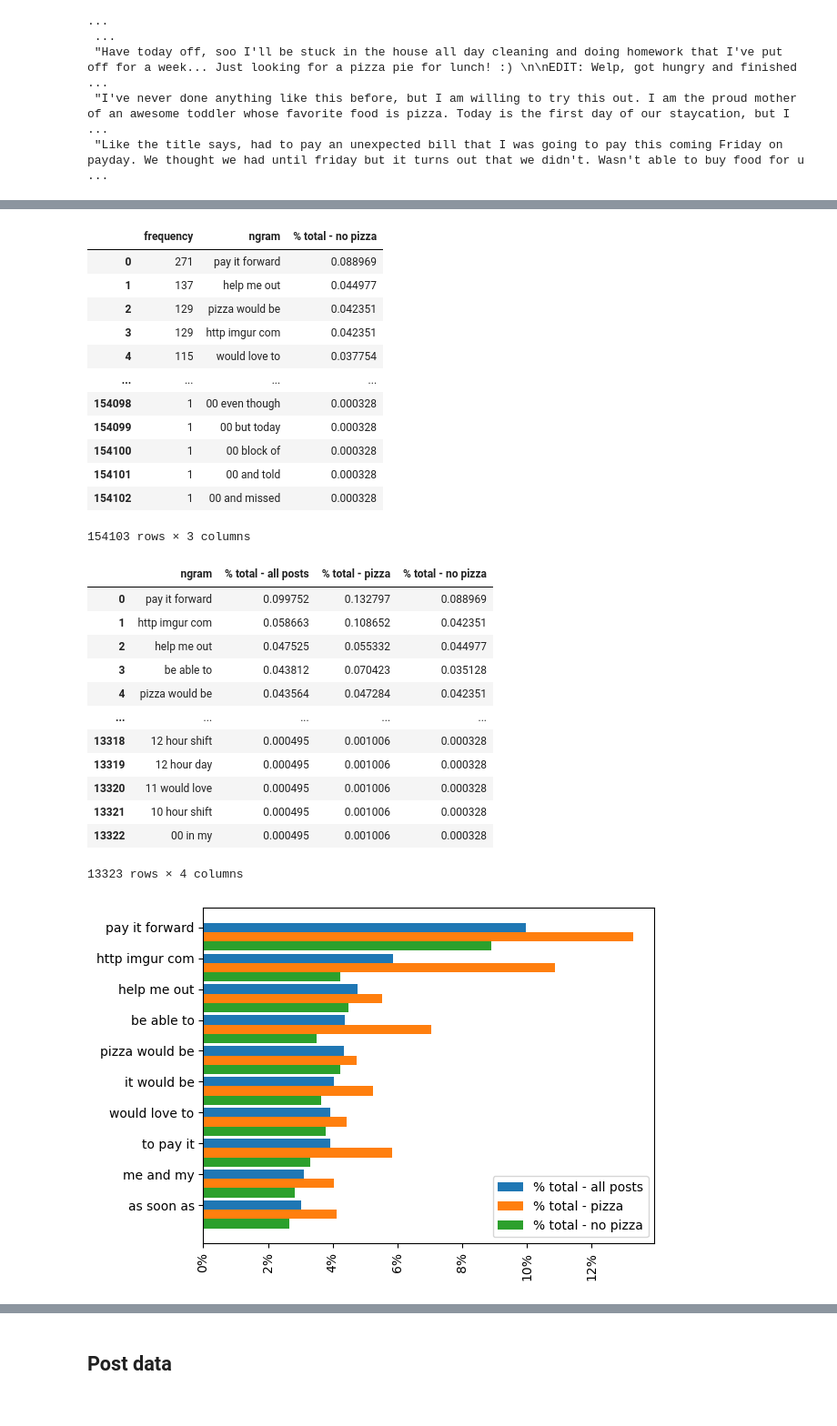
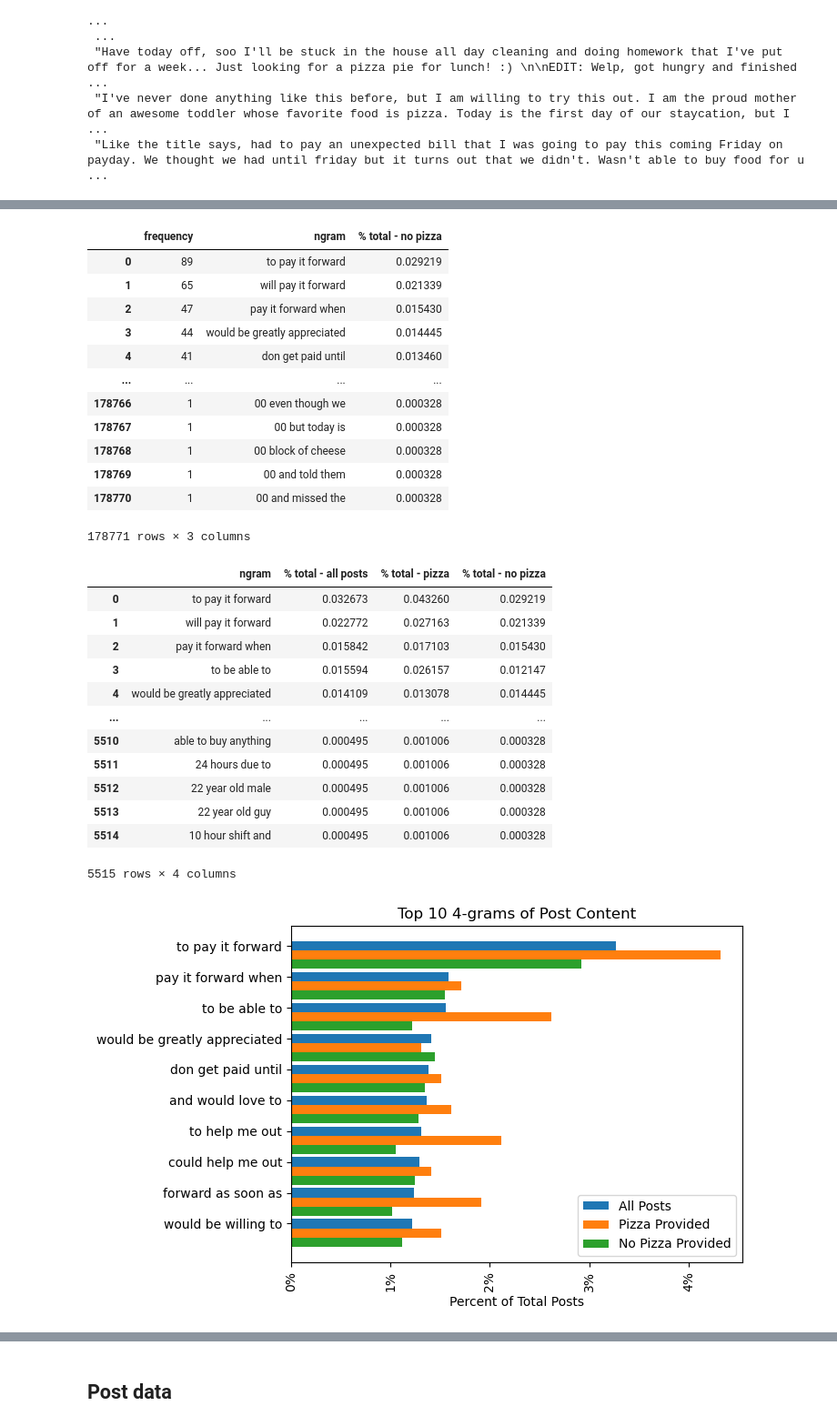
Before and after one commit to jaredfeldman/free_pizza, a Jupyter notebook: eda_text_jf.ipynb, the cells around one changed output, grey strips where cells are left out. Shown at 91% size. Cells and saved outputs as stored; diff of their text form; code cells hidden in the pictures.

Commit message:
text eda updated

```diff
--- a/eda_text_jf.ipynb
+++ b/eda_text_jf.ipynb
@@ -317,7 +317,7 @@ plt.show()
 # %% [markdown]
 ### n_grams for content
 # %%
-x_training_data_post = np.array(training_data['request_text'])
+x_training_data_post = np.array(training_data['request_text_edit_aware'])
 print(x_training_data_post[10:])
 # %% [output]
 ["I've been unemployed but working odd jobs. I worked a job yesterday which I thought paid up front - it did not. Now I'm sitting at home dreaming of pizza (literally, I took a nap and dreamt there wa ...
@@ -328,7 +328,7 @@ print(x_training_data_post[10:])
  "I've never done anything like this before, but I am willing to try this out. I am the proud mother of an awesome toddler whose favorite food is pizza. Today is the first day of our staycation, but I ...
  "Like the title says, had to pay an unexpected bill that I was going to pay this coming Friday on payday. We thought we had until friday but it turns out that we didn't. Wasn't able to buy food for u ...
 # %%
-vec = CountVectorizer(ngram_range = (3, 3))# Matrix of ngrams
+vec = CountVectorizer(ngram_range = (4, 4))# Matrix of ngrams
 bow = vec.fit_transform(x_training_data_post)# Count frequency of ngrams
 count_values = bow.toarray().sum(axis=0)# Create DataFrame from ngram frequencies
 ngram_freq_total_posts = pd.DataFrame(sorted([(count_values[i], k) for k, i in vec.vocabulary_.items()], reverse = True))
@@ -360,7 +360,7 @@ posts_pizza = [x for (i, x) in enumerate(x_training_data_post) if Y_training_dat
 # isolate non pizza posts
 posts_no_pizza = [x for (i, x) in enumerate(x_training_data_post) if not Y_training_data[i]]
 # %%
-vec = CountVectorizer(ngram_range = (3, 3))# Matrix of ngrams
+vec = CountVectorizer(ngram_range = (4, 4))# Matrix of ngrams
 bow = vec.fit_transform(posts_pizza)# Count frequency of ngrams
 count_values = bow.toarray().sum(axis=0)# Create DataFrame from ngram frequencies
 ngram_freq_pizza_posts = pd.DataFrame(sorted([(count_values[i], k) for k, i in vec.vocabulary_.items()], reverse = True))
@@ -388,5 +388,5 @@ ngram_freq_pizza_posts
 # %%
-vec = CountVectorizer(ngram_range = (3, 3))# Matrix of ngrams
+vec = CountVectorizer(ngram_range = (4, 4))# Matrix of ngrams
 bow = vec.fit_transform(posts_no_pizza)# Count frequency of ngrams
 count_values = bow.toarray().sum(axis=0)# Create DataFrame from ngram frequencies
 ngram_freq_no_pizza_posts = pd.DataFrame(sorted([(count_values[i], k) for k, i in vec.vocabulary_.items()], reverse = True))
@@ -399,18 +399,18 @@ ngram_freq_no_pizza_posts.set_index('ngram')
 ngram_freq_no_pizza_posts
 # %% [output]
 |  | frequency | ngram | % total - no pizza |
-| 0 | 271 | pay it forward | 0.088969 |
-| 1 | 137 | help me out | 0.044977 |
-| 2 | 129 | pizza would be | 0.042351 |
-| 3 | 129 | http imgur com | 0.042351 |
-| 4 | 115 | would love to | 0.037754 |
+| 0 | 89 | to pay it forward | 0.029219 |
+| 1 | 65 | will pay it forward | 0.021339 |
+| 2 | 47 | pay it forward when | 0.015430 |
+| 3 | 44 | would be greatly appreciated | 0.014445 |
+| 4 | 41 | don get paid until | 0.013460 |
 | ... | ... | ... | ... |
-| 154098 | 1 | 00 even though | 0.000328 |
-| 154099 | 1 | 00 but today | 0.000328 |
-| 154100 | 1 | 00 block of | 0.000328 |
-| 154101 | 1 | 00 and told | 0.000328 |
-| 154102 | 1 | 00 and missed | 0.000328 |
+| 178766 | 1 | 00 even though we | 0.000328 |
+| 178767 | 1 | 00 but today is | 0.000328 |
+| 178768 | 1 | 00 block of cheese | 0.000328 |
+| 178769 | 1 | 00 and told them | 0.000328 |
+| 178770 | 1 | 00 and missed the | 0.000328 |
-154103 rows × 3 columns
+178771 rows × 3 columns
 # %%
 # Merge the DataFrames
 merged_ngrams_posts = pd.merge(ngram_freq_total_posts, ngram_freq_pizza_posts, on='ngram').merge(ngram_freq_no_pizza_posts, on='ngram')
@@ -419,46 +419,52 @@ merged_ngrams_posts.drop(['frequency', 'frequency_x', 'frequency_y'], axis = 1,
 merged_ngrams_posts
 # %% [output]
 |  | ngram | % total - all posts | % total - pizza | % total - no pizza |
-| 0 | pay it forward | 0.099752 | 0.132797 | 0.088969 |
-| 1 | http imgur com | 0.058663 | 0.108652 | 0.042351 |
-| 2 | help me out | 0.047525 | 0.055332 | 0.044977 |
-| 3 | be able to | 0.043812 | 0.070423 | 0.035128 |
-| 4 | pizza would be | 0.043564 | 0.047284 | 0.042351 |
+| 0 | to pay it forward | 0.032673 | 0.043260 | 0.029219 |
+| 1 | will pay it forward | 0.022772 | 0.027163 | 0.021339 |
+| 2 | pay it forward when | 0.015842 | 0.017103 | 0.015430 |
+| 3 | to be able to | 0.015594 | 0.026157 | 0.012147 |
+| 4 | would be greatly appreciated | 0.014109 | 0.013078 | 0.014445 |
 | ... | ... | ... | ... | ... |
-| 13318 | 12 hour shift | 0.000495 | 0.001006 | 0.000328 |
-| 13319 | 12 hour day | 0.000495 | 0.001006 | 0.000328 |
-| 13320 | 11 would love | 0.000495 | 0.001006 | 0.000328 |
-| 13321 | 10 hour shift | 0.000495 | 0.001006 | 0.000328 |
-| 13322 | 00 in my | 0.000495 | 0.001006 | 0.000328 |
+| 5510 | able to buy anything | 0.000495 | 0.001006 | 0.000328 |
+| 5511 | 24 hours due to | 0.000495 | 0.001006 | 0.000328 |
+| 5512 | 22 year old male | 0.000495 | 0.001006 | 0.000328 |
+| 5513 | 22 year old guy | 0.000495 | 0.001006 | 0.000328 |
+| 5514 | 10 hour shift and | 0.000495 | 0.001006 | 0.000328 |
-13323 rows × 4 columns
+5515 rows × 4 columns
 # %%
 from matplotlib.ticker import FuncFormatter
 
-merged_ngrams_posts_top_10 = merged_ngrams_posts.head(10)
+# grab the top 11, we will drop 'http imgur com' row
+merged_ngrams_posts_top_10 = merged_ngrams_posts.head(11)
+
+merged_ngrams_posts_top_10 = merged_ngrams_posts_top_10.drop(1)
 
 labels = merged_ngrams_posts_top_10['ngram']
 
 columns_to_plot = ['% total - all posts', '% total - pizza', '% total - no pizza']
 
 values = np.array(merged_ngrams_posts_top_10[columns_to_plot])
 
 bar_width = 0.3
 
 bar_positions = np.arange(len(labels))
 
 for i, column in enumerate(columns_to_plot):
     plt.barh(bar_positions + i * bar_width, values[:, i], height = bar_width, label = column)
 
 plt.yticks(bar_positions, labels)
 plt.xticks(rotation=90)
 
 formatter = FuncFormatter(lambda x, pos: '{:.0%}'.format(x))
 plt.gca().xaxis.set_major_formatter(formatter)
 
 plt.gca().invert_yaxis()
 
-plt.legend()
+plt.legend(['All Posts', 'Pizza Provided', 'No Pizza Provided'])
+
+plt.title('Top 10 4-grams of Post Content')
+plt.xlabel('Percent of Total Posts')
 
 plt.show()
 # %% [output]
-[figure, old version]
+[figure, new version]
```
Also changed, not shown: parts of 26 cells of this notebook.
